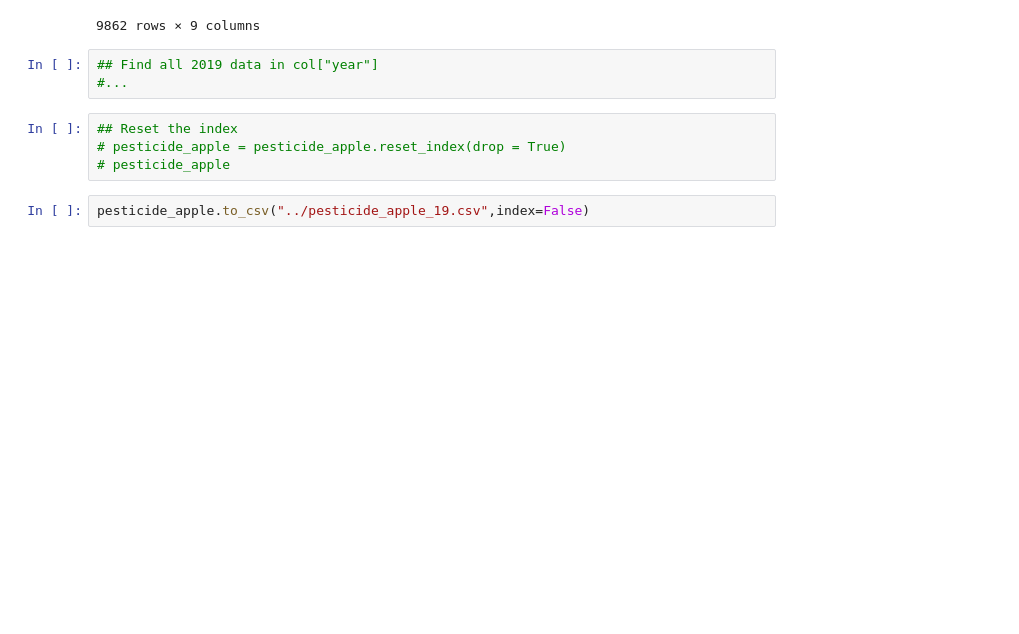
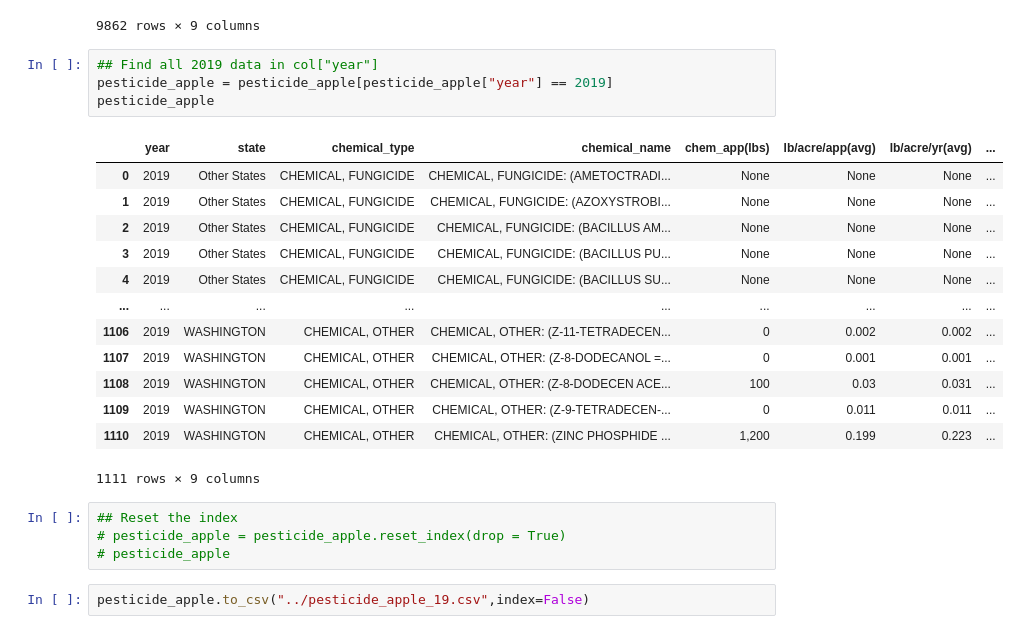
Before and after one commit to RuthlessNative/6aces_pollination, a Jupyter notebook: 2_Transform/USDA-Pesticide_Use_2019/pesticide_apple.ipynb, the cells around one changed output. Saved outputs shown, nothing was run; the diff lists cells and outputs as text; blank space fills up the shorter version.

Commit message:
pesticide_apple_19 updated with only 2019 data

```diff
--- a/2_Transform/USDA-Pesticide_Use_2019/pesticide_apple.ipynb
+++ b/2_Transform/USDA-Pesticide_Use_2019/pesticide_apple.ipynb
@@ -108,7 +108,22 @@ pesticide_apple
 9862 rows × 9 columns
 # %%
 ## Find all 2019 data in col["year"]
-#...
+pesticide_apple = pesticide_apple[pesticide_apple["year"] == 2019]
+pesticide_apple
+# %% [output]
+|  | year | state | chemical_type | chemical_name | chem_app(lbs) | lb/acre/app(avg) | lb/acre/yr(avg) | ... |
+| 0 | 2019 | Other States | CHEMICAL, FUNGICIDE | CHEMICAL, FUNGICIDE: (AMETOCTRADI... | None | None | None | ... |
+| 1 | 2019 | Other States | CHEMICAL, FUNGICIDE | CHEMICAL, FUNGICIDE: (AZOXYSTROBI... | None | None | None | ... |
+| 2 | 2019 | Other States | CHEMICAL, FUNGICIDE | CHEMICAL, FUNGICIDE: (BACILLUS AM... | None | None | None | ... |
+| 3 | 2019 | Other States | CHEMICAL, FUNGICIDE | CHEMICAL, FUNGICIDE: (BACILLUS PU... | None | None | None | ... |
+| 4 | 2019 | Other States | CHEMICAL, FUNGICIDE | CHEMICAL, FUNGICIDE: (BACILLUS SU... | None | None | None | ... |
+| ... | ... | ... | ... | ... | ... | ... | ... | ... |
+| 1106 | 2019 | WASHINGTON | CHEMICAL, OTHER | CHEMICAL, OTHER: (Z-11-TETRADECEN... | 0 | 0.002 | 0.002 | ... |
+| 1107 | 2019 | WASHINGTON | CHEMICAL, OTHER | CHEMICAL, OTHER: (Z-8-DODECANOL =... | 0 | 0.001 | 0.001 | ... |
+| 1108 | 2019 | WASHINGTON | CHEMICAL, OTHER | CHEMICAL, OTHER: (Z-8-DODECEN ACE... | 100 | 0.03 | 0.031 | ... |
+| 1109 | 2019 | WASHINGTON | CHEMICAL, OTHER | CHEMICAL, OTHER: (Z-9-TETRADECEN-... | 0 | 0.011 | 0.011 | ... |
+| 1110 | 2019 | WASHINGTON | CHEMICAL, OTHER | CHEMICAL, OTHER: (ZINC PHOSPHIDE ... | 1,200 | 0.199 | 0.223 | ... |
+1111 rows × 9 columns
 # %%
 ## Reset the index
 # pesticide_apple = pesticide_apple.reset_index(drop = True)
```
Also changed, not shown: 2 other files.
